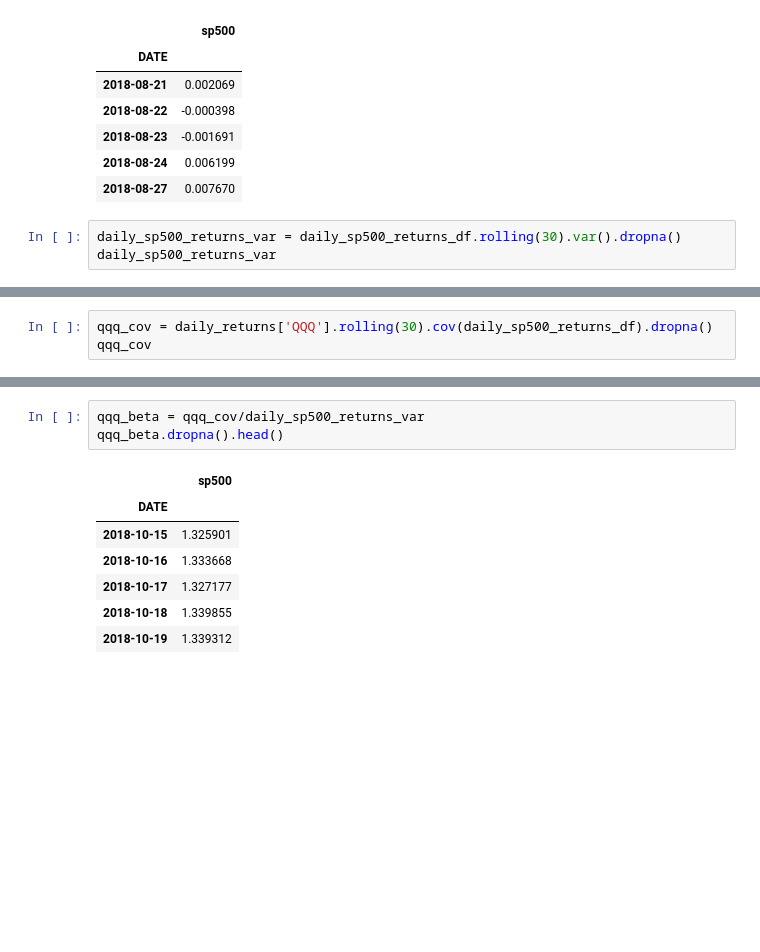
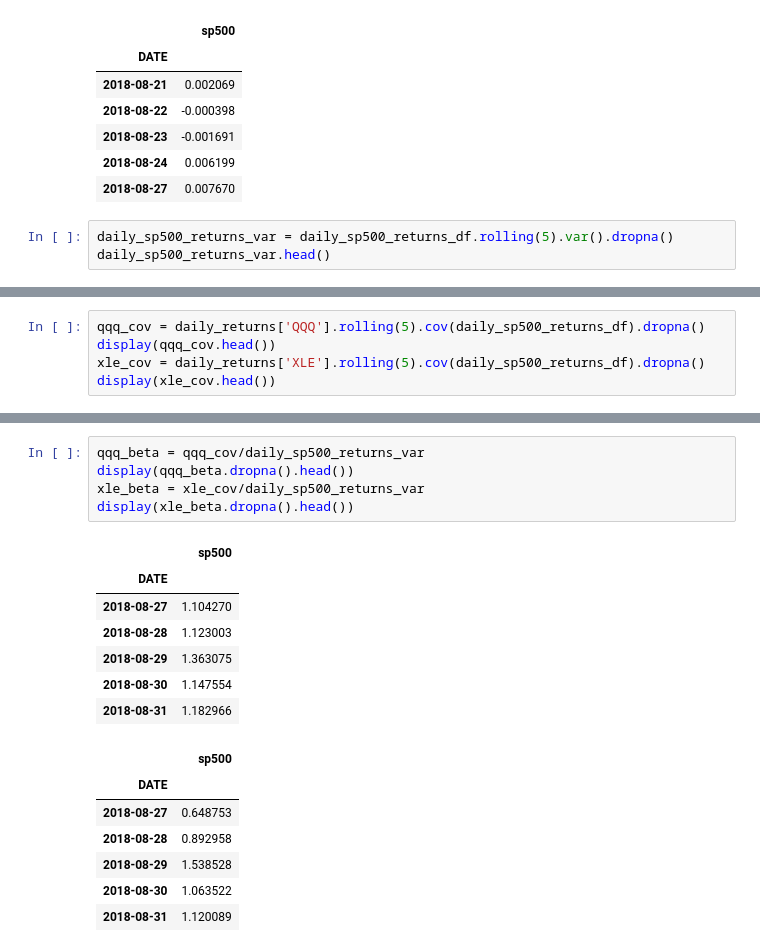
Before and after one commit to jsherrer391/Project_Gotham, a Jupyter notebook: kg_file.ipynb, the cells around one changed output, grey strips where cells are left out. Drawn from its saved outputs; the diff is of its cells as text; blank space fills up the shorter version.

```diff
--- a/kg_file.ipynb
+++ b/kg_file.ipynb
@@ -260,8 +260,8 @@ daily_sp500_returns_df.head()
 | 2018-08-24 | 0.006199 |
 | 2018-08-27 | 0.007670 |
 # %%
-daily_sp500_returns_var = daily_sp500_returns_df.rolling(30).var().dropna()
-daily_sp500_returns_var
+daily_sp500_returns_var = daily_sp500_returns_df.rolling(5).var().dropna()
+daily_sp500_returns_var.head()
 # %% [output]
 |  | sp500 |
 | DATE |  |
@@ -280,6 +273,8 @@ daily_sp500_returns_var
 # %%
-qqq_cov = daily_returns['QQQ'].rolling(30).cov(daily_sp500_returns_df).dropna()
-qqq_cov
+qqq_cov = daily_returns['QQQ'].rolling(5).cov(daily_sp500_returns_df).dropna()
+display(qqq_cov.head())
+xle_cov = daily_returns['XLE'].rolling(5).cov(daily_sp500_returns_df).dropna()
+display(xle_cov.head())
 # %% [output]
 |  | sp500 |
 | DATE |  |
@@ -298,12 +293,21 @@ qqq_cov
 # %%
 qqq_beta = qqq_cov/daily_sp500_returns_var
-qqq_beta.dropna().head()
+display(qqq_beta.dropna().head())
+xle_beta = xle_cov/daily_sp500_returns_var
+display(xle_beta.dropna().head())
 # %% [output]
 |  | sp500 |
 | DATE |  |
-| 2018-10-15 | 1.325901 |
-| 2018-10-16 | 1.333668 |
-| 2018-10-17 | 1.327177 |
-| 2018-10-18 | 1.339855 |
-| 2018-10-19 | 1.339312 |
+| 2018-08-27 | 1.104270 |
+| 2018-08-28 | 1.123003 |
+| 2018-08-29 | 1.363075 |
+| 2018-08-30 | 1.147554 |
+| 2018-08-31 | 1.182966 |
+|  | sp500 |
+| DATE |  |
+| 2018-08-27 | 0.648753 |
+| 2018-08-28 | 0.892958 |
+| 2018-08-29 | 1.538528 |
+| 2018-08-30 | 1.063522 |
+| 2018-08-31 | 1.120089 |
 # %%
```
Also changed, not shown: parts of 14 cells of this notebook.
